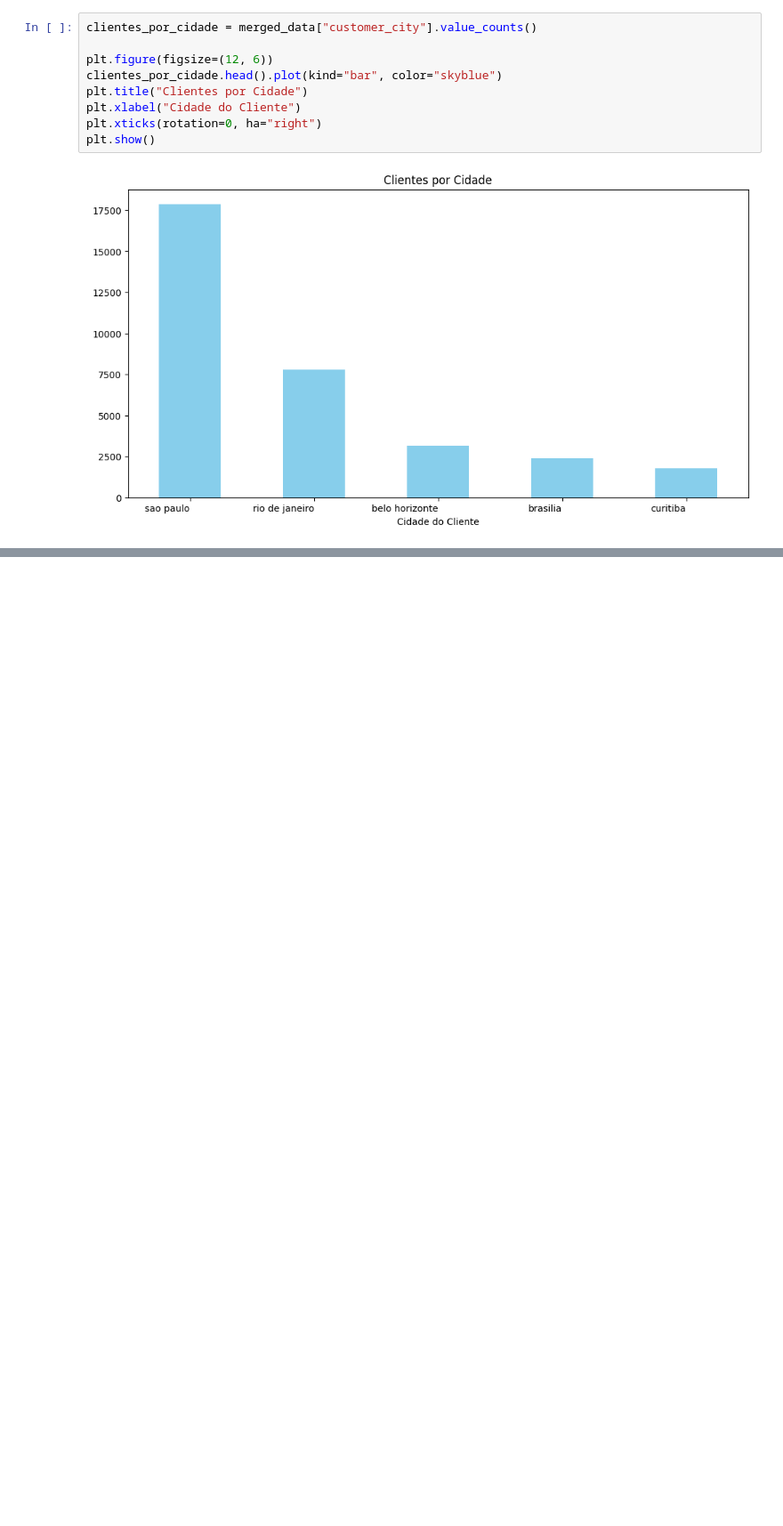
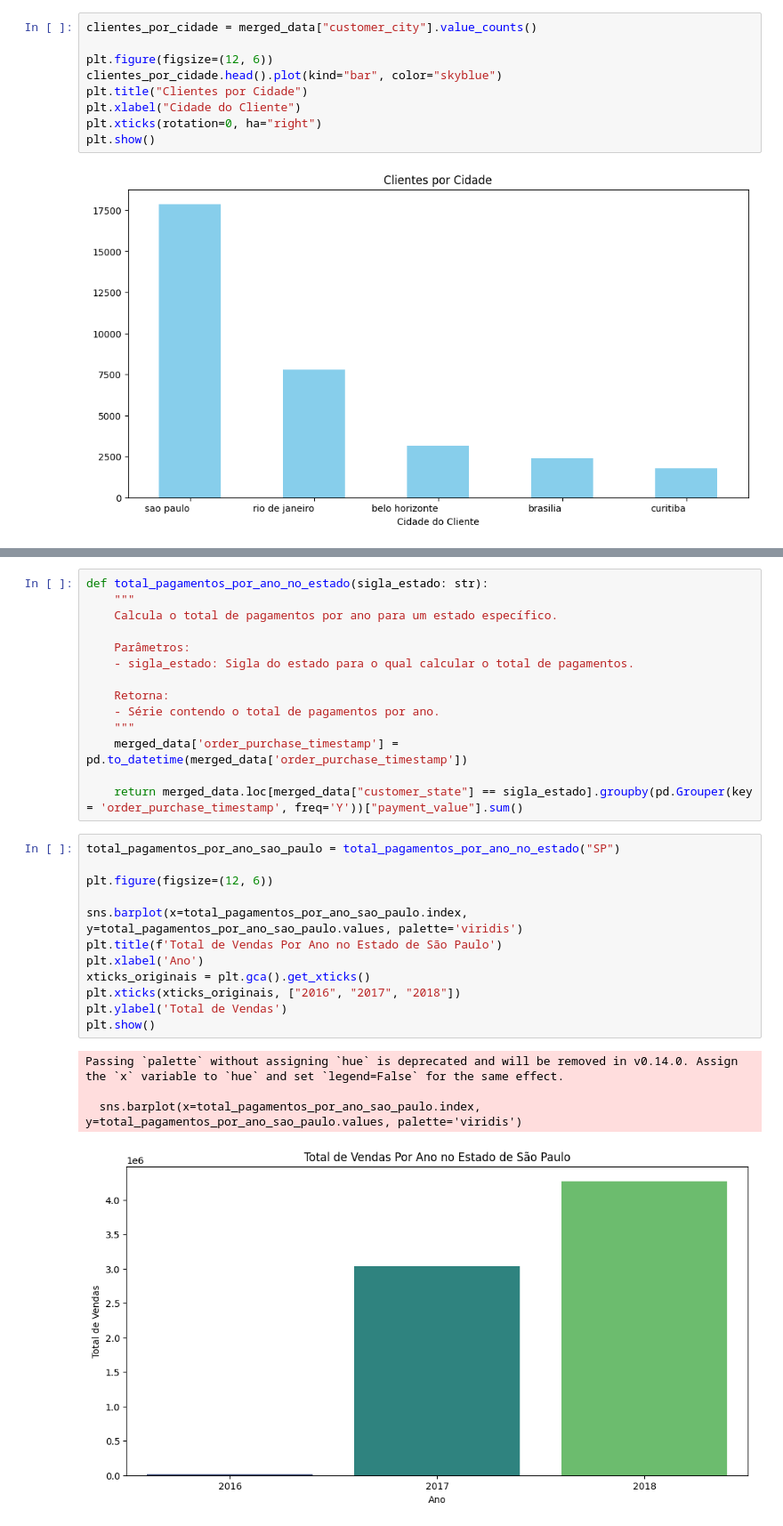
Before and after one commit to AngelicaSalvino/Projeto-Analise-E-commerce, a Jupyter notebook: jupyter-notebooks/analise-basica.ipynb, the cells around one changed output, grey strips where cells are left out. Shown at 89% size. Cells and saved outputs as stored; diff of their text form; blank space fills up the shorter version.

```diff
--- a/jupyter-notebooks/analise-basica.ipynb
+++ b/jupyter-notebooks/analise-basica.ipynb
@@ -585,0 +619,31 @@ categoria_mais_vendida_sao_paulo
+# %%
+def total_pagamentos_por_ano_no_estado(sigla_estado: str):
+    """
+    Calcula o total de pagamentos por ano para um estado específico.
+
+    Parâmetros:
+    - sigla_estado: Sigla do estado para o qual calcular o total de pagamentos.
+
+    Retorna:
+    - Série contendo o total de pagamentos por ano.
+    """
+    merged_data['order_purchase_timestamp'] = pd.to_datetime(merged_data['order_purchase_timestamp'])
+
+    return merged_data.loc[merged_data["customer_state"] == sigla_estado].groupby(pd.Grouper(key = 'order_purchase_timestamp', freq='Y'))["payment_value"].sum()
+# %%
+total_pagamentos_por_ano_sao_paulo = total_pagamentos_por_ano_no_estado("SP")
+
+plt.figure(figsize=(12, 6))
+
+sns.barplot(x=total_pagamentos_por_ano_sao_paulo.index, y=total_pagamentos_por_ano_sao_paulo.values, palette='viridis')
+plt.title(f'Total de Vendas Por Ano no Estado de São Paulo')
+plt.xlabel('Ano')
+xticks_originais = plt.gca().get_xticks()
+plt.xticks(xticks_originais, ["2016", "2017", "2018"])
+plt.ylabel('Total de Vendas')
+plt.show()
+# %% [output]
+Passing `palette` without assigning `hue` is deprecated and will be removed in v0.14.0. Assign the `x` variable to `hue` and set `legend=False` for the same effect.
+
+  sns.barplot(x=total_pagamentos_por_ano_sao_paulo.index, y=total_pagamentos_por_ano_sao_paulo.values, palette='viridis')
+[figure, added]
```
Also changed, not shown: parts of 13 cells of this notebook.
